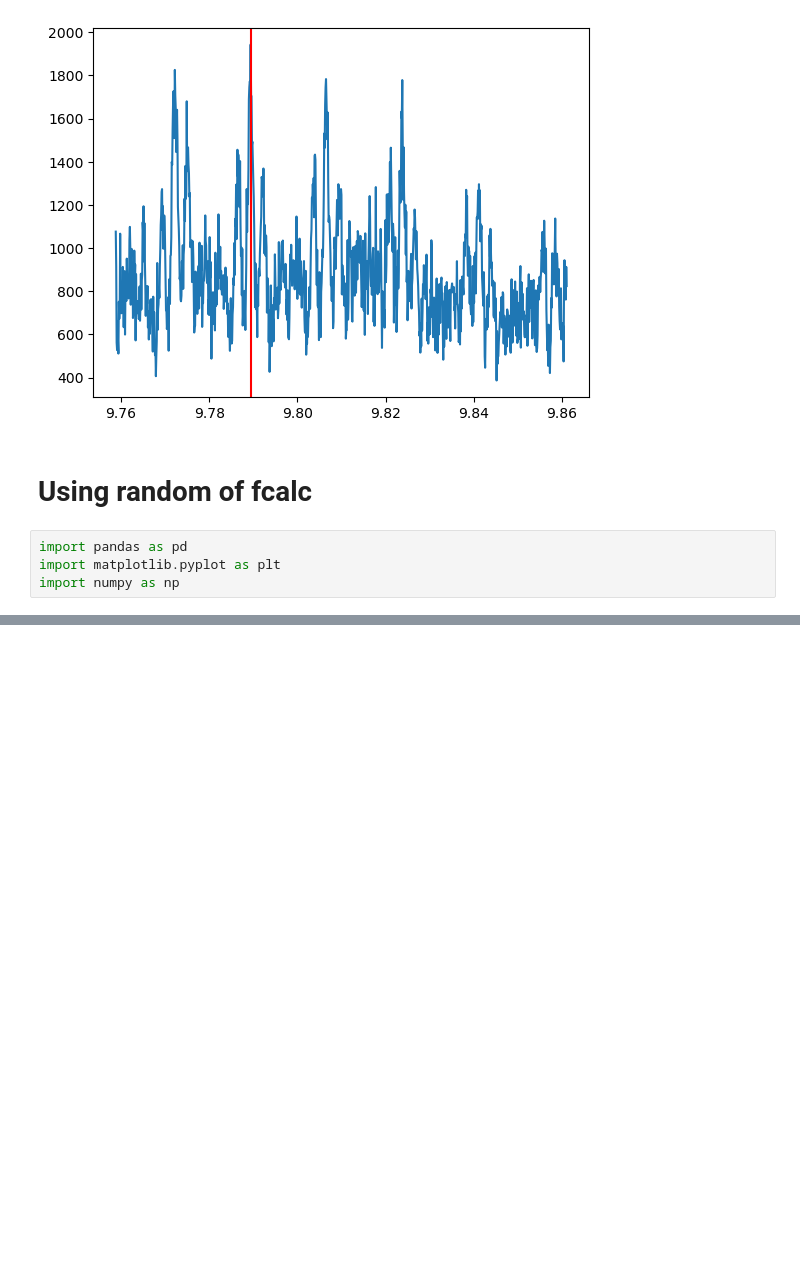
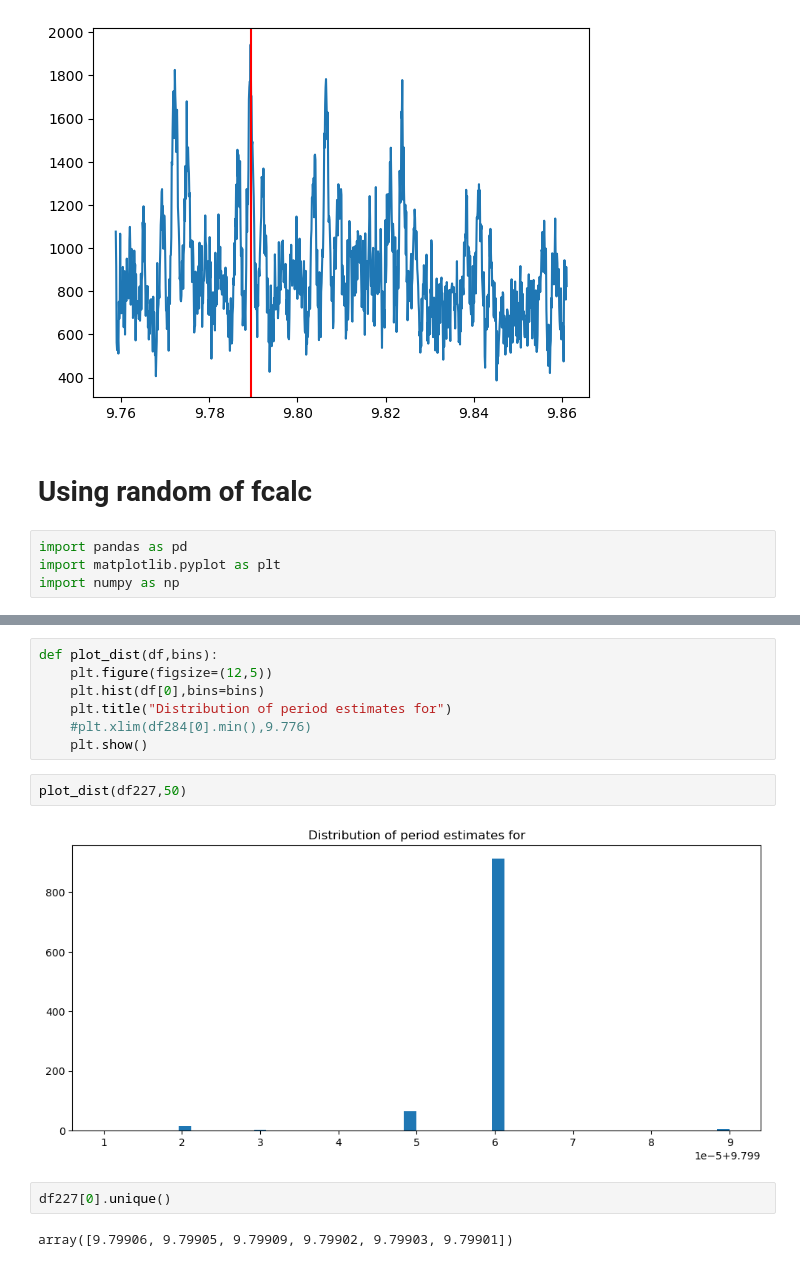
Before and after one commit to supremeKAI40/ULXP_thesis_analysis, a Jupyter notebook: nicer/nb_bootstrap_reportin.ipynb, the cells around one changed output, grey strips where cells are left out. Cells and saved outputs as stored; diff of their text form; blank space fills up the shorter version.

```diff
--- a/nicer/nb_bootstrap_reportin.ipynb
+++ b/nicer/nb_bootstrap_reportin.ipynb
@@ -459,0 +474,15 @@ plt.plot(np.arange(0,714),df204[0])
+# %%
+def plot_dist(df,bins):
+    plt.figure(figsize=(12,5))
+    plt.hist(df[0],bins=bins)
+    plt.title("Distribution of period estimates for")
+    #plt.xlim(df284[0].min(),9.776)
+    plt.show()
+# %%
+plot_dist(df227,50)
+# %% [output]
+[figure, added]
+# %%
+df227[0].unique()
+# %% [output]
+array([9.79906, 9.79905, 9.79909, 9.79902, 9.79903, 9.79901])
```
Also changed, not shown: parts of 4 cells of this notebook, 17 other files.
